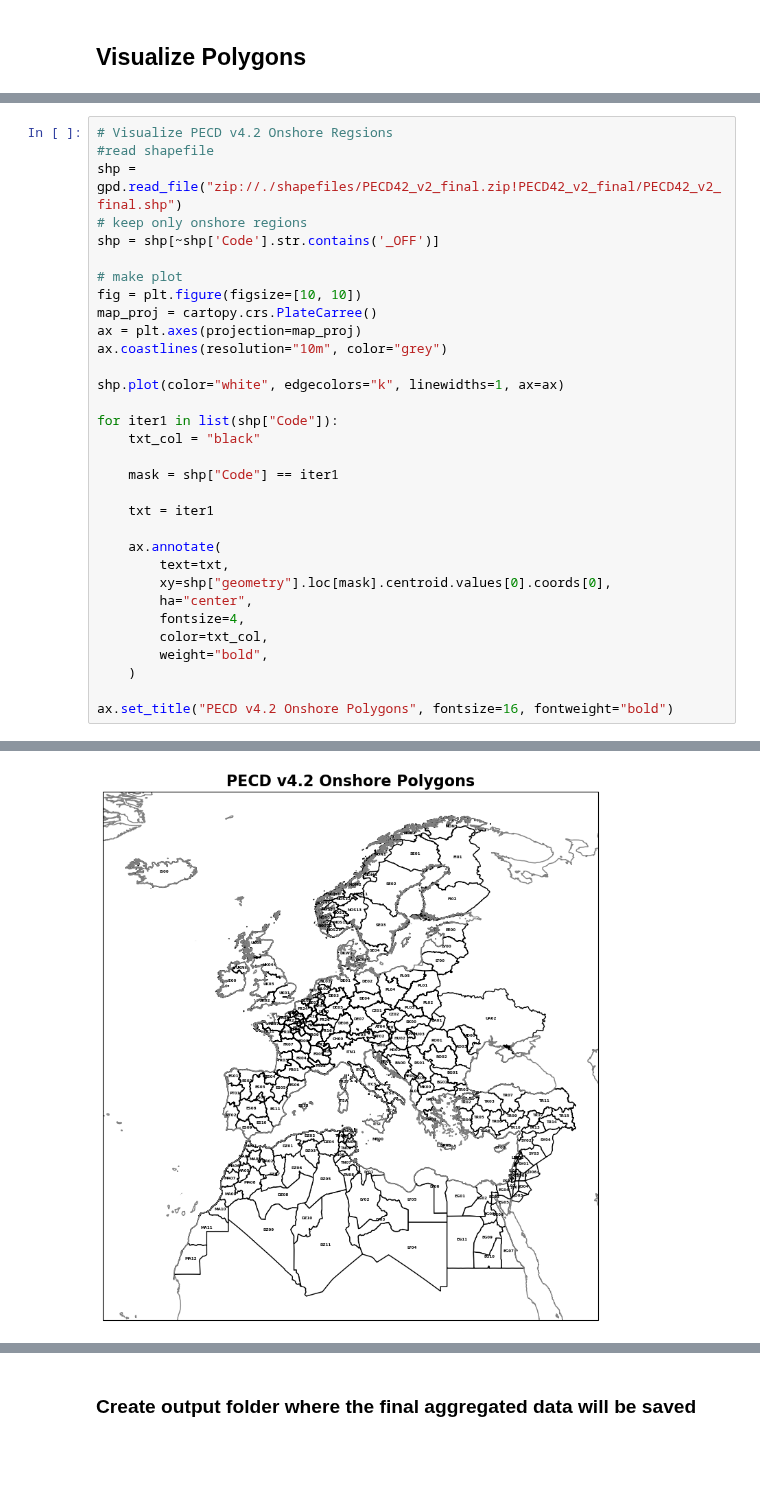
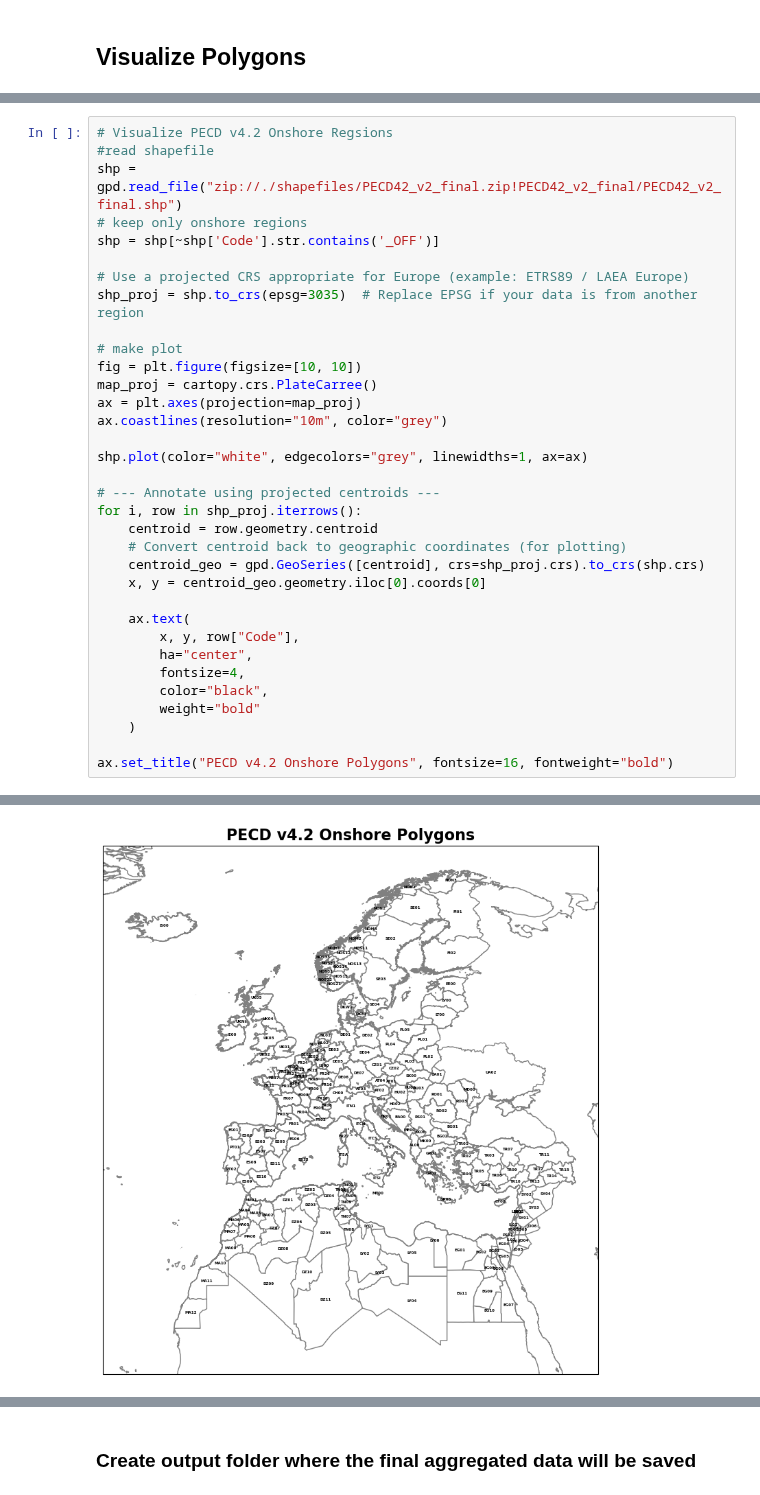
Before and after one commit to ecmwf-projects/dss-notebooks, a Jupyter notebook: datasets/sis-energy-pecd/aggregation-pecd-regions-into-nut0/aggregation-pecd-regions-into-nut0.ipynb, the cells around one changed output, grey strips where cells are left out. Cells and saved outputs as stored; diff of their text form; blank space fills up the shorter version.

```diff
--- a/datasets/sis-energy-pecd/aggregation-pecd-regions-into-nut0/aggregation-pecd-regions-into-nut0.ipynb
+++ b/datasets/sis-energy-pecd/aggregation-pecd-regions-into-nut0/aggregation-pecd-regions-into-nut0.ipynb
@@ -129,28 +153,30 @@ shp = gpd.read_file("zip://./shapefiles/PECD42_v2_final.zip!PECD42_v2_final/PECD
 # keep only onshore regions
 shp = shp[~shp['Code'].str.contains('_OFF')]
 
+# Use a projected CRS appropriate for Europe (example: ETRS89 / LAEA Europe)
+shp_proj = shp.to_crs(epsg=3035)  # Replace EPSG if your data is from another region
+
 # make plot
 fig = plt.figure(figsize=[10, 10])
 map_proj = cartopy.crs.PlateCarree()
 ax = plt.axes(projection=map_proj)
 ax.coastlines(resolution="10m", color="grey")
 
-shp.plot(color="white", edgecolors="k", linewidths=1, ax=ax)
+shp.plot(color="white", edgecolors="grey", linewidths=1, ax=ax)
 
-for iter1 in list(shp["Code"]):
-    txt_col = "black"
+# --- Annotate using projected centroids ---
+for i, row in shp_proj.iterrows():
+    centroid = row.geometry.centroid
+    # Convert centroid back to geographic coordinates (for plotting)
+    centroid_geo = gpd.GeoSeries([centroid], crs=shp_proj.crs).to_crs(shp.crs)
+    x, y = centroid_geo.geometry.iloc[0].coords[0]
 
-    mask = shp["Code"] == iter1
-
-    txt = iter1
-
-    ax.annotate(
-        text=txt,
-        xy=shp["geometry"].loc[mask].centroid.values[0].coords[0],
+    ax.text(
+        x, y, row["Code"],
         ha="center",
         fontsize=4,
-        color=txt_col,
-        weight="bold",
+        color="black",
+        weight="bold"
     )
 
 ax.set_title("PECD v4.2 Onshore Polygons", fontsize=16, fontweight="bold")
@@ -160 +185 @@ Text(0.5, 1.0, 'PECD v4.2 Onshore Polygons')
-[figure, old version]
+[figure, new version]
```
Also changed, not shown: parts of 23 cells of this notebook, 8 other files.
